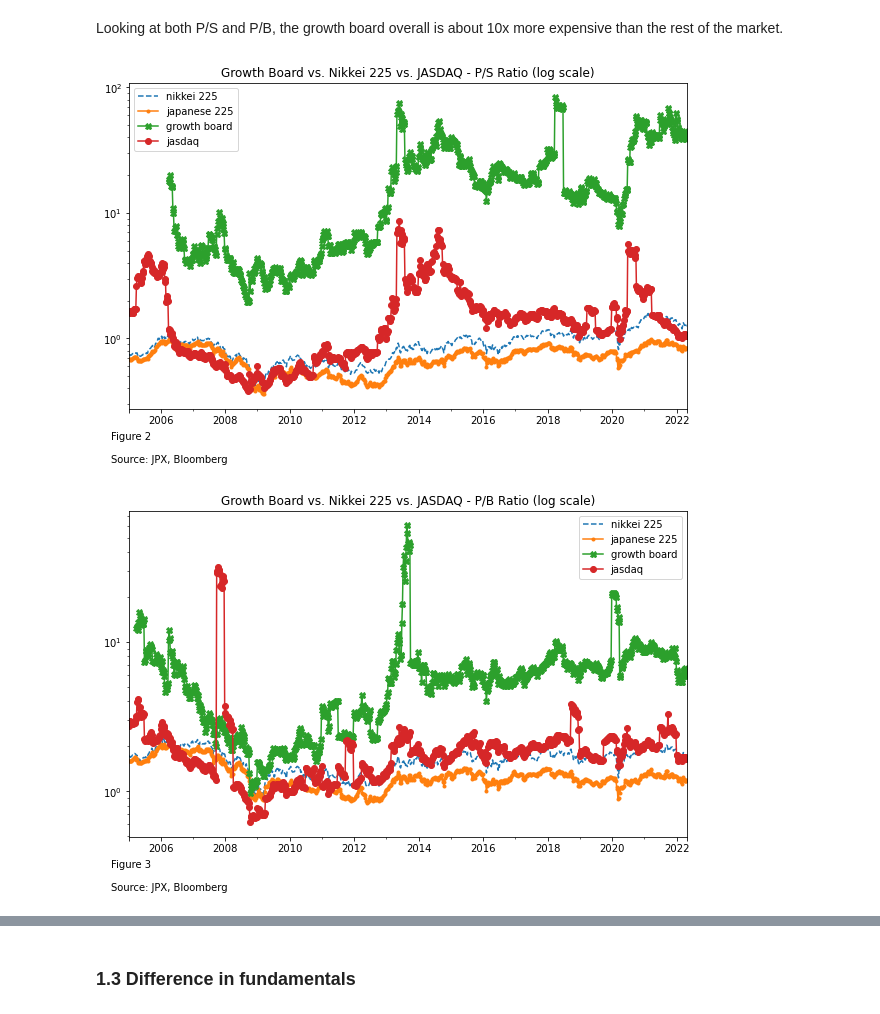
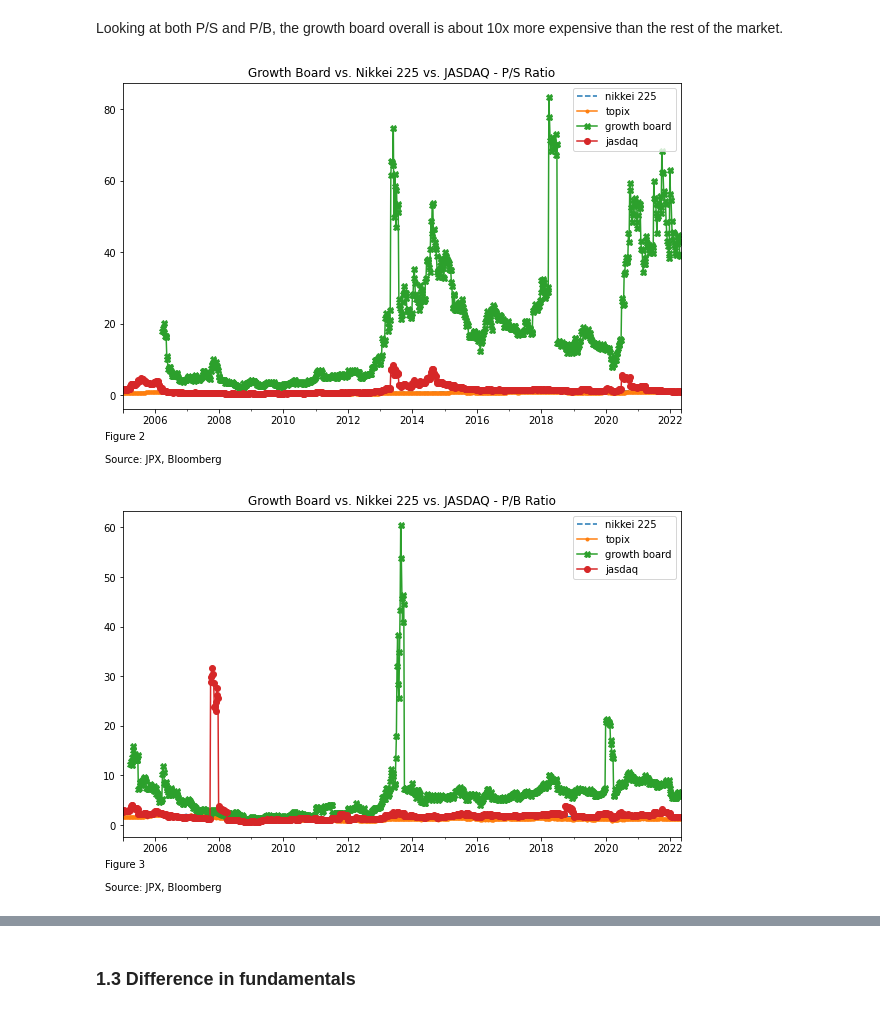
Before and after one commit to pauljhp/japan_growthboard_analysis, a Jupyter notebook: jpx_analysis.ipynb, the cells around one changed output, grey strips where cells are left out. Saved outputs shown, nothing was run; the diff lists cells and outputs as text; code cells hidden in the pictures.

```diff
--- a/jpx_analysis.ipynb
+++ b/jpx_analysis.ipynb
@@ -61,32 +64,32 @@ Looking at both P/S and P/B, the growth board overall is about 10x more expensiv
 # %%
 # PS ratio comparison
 f, ax = plt.subplots(1, figsize=(10, 6))
 
 chartdata1.loc[('px_to_sales_ratio', 'nky index'), dt.date(2005, 1, 1):].plot(ax=ax, style='--', label='nikkei 225')
-chartdata1.loc[('px_to_sales_ratio', 'tpx index'), dt.date(2005, 1, 1):].plot(ax=ax, style='.-', label='japanese 225')
+chartdata1.loc[('px_to_sales_ratio', 'tpx index'), dt.date(2005, 1, 1):].plot(ax=ax, style='.-', label='topix')
 chartdata2.loc['px_to_sales_ratio', dt.date(2005, 1, 1):].mean(axis=0).plot(ax=ax, style='X-', label='growth board')
 chartdata3.loc['px_to_sales_ratio', dt.date(2005, 1, 1):].mean(axis=0).plot(ax=ax, style='o-', label='jasdaq')
 
-ax.set(yscale='log', title='Growth Board vs. Nikkei 225 vs. JASDAQ - P/S Ratio (log scale)')
+ax.set(yscale='linear', title='Growth Board vs. Nikkei 225 vs. JASDAQ - P/S Ratio')
 f.text(0.1,0, "Figure 2\n\nSource: JPX, Bloomberg")
 ax.legend(loc='upper left')
 ax.legend()
 plt.show()
 # %% [output]
-[figure, old version]
+[figure, new version]
 # %%
 # PB ratio comparison
 f, ax = plt.subplots(1, figsize=(10, 6))
 
 chartdata1.loc[('px_to_book_ratio', 'nky index'), dt.date(2005, 1, 1):].plot(ax=ax, style='--', label='nikkei 225')
-chartdata1.loc[('px_to_book_ratio', 'tpx index'), dt.date(2005, 1, 1):].plot(ax=ax, style='.-', label='japanese 225')
+chartdata1.loc[('px_to_book_ratio', 'tpx index'), dt.date(2005, 1, 1):].plot(ax=ax, style='.-', label='topix')
 chartdata2.loc['px_to_book_ratio', dt.date(2005, 1, 1):].mean(axis=0).plot(ax=ax, style='X-', label='growth board')
 chartdata3.loc['px_to_book_ratio', dt.date(2005, 1, 1):].mean(axis=0).plot(ax=ax, style='o-', label='jasdaq')
 
-ax.set(yscale='log', title='Growth Board vs. Nikkei 225 vs. JASDAQ - P/B Ratio (log scale)')
+ax.set(yscale='linear', title='Growth Board vs. Nikkei 225 vs. JASDAQ - P/B Ratio')
 f.text(0.1,0, "Figure 3\n\nSource: JPX, Bloomberg")
 ax.legend(loc='upper left')
 ax.legend()
 plt.show()
 # %% [output]
-[figure, old version]
+[figure, new version]
```
Also changed, not shown: parts of 65 cells of this notebook, 25 other files.
